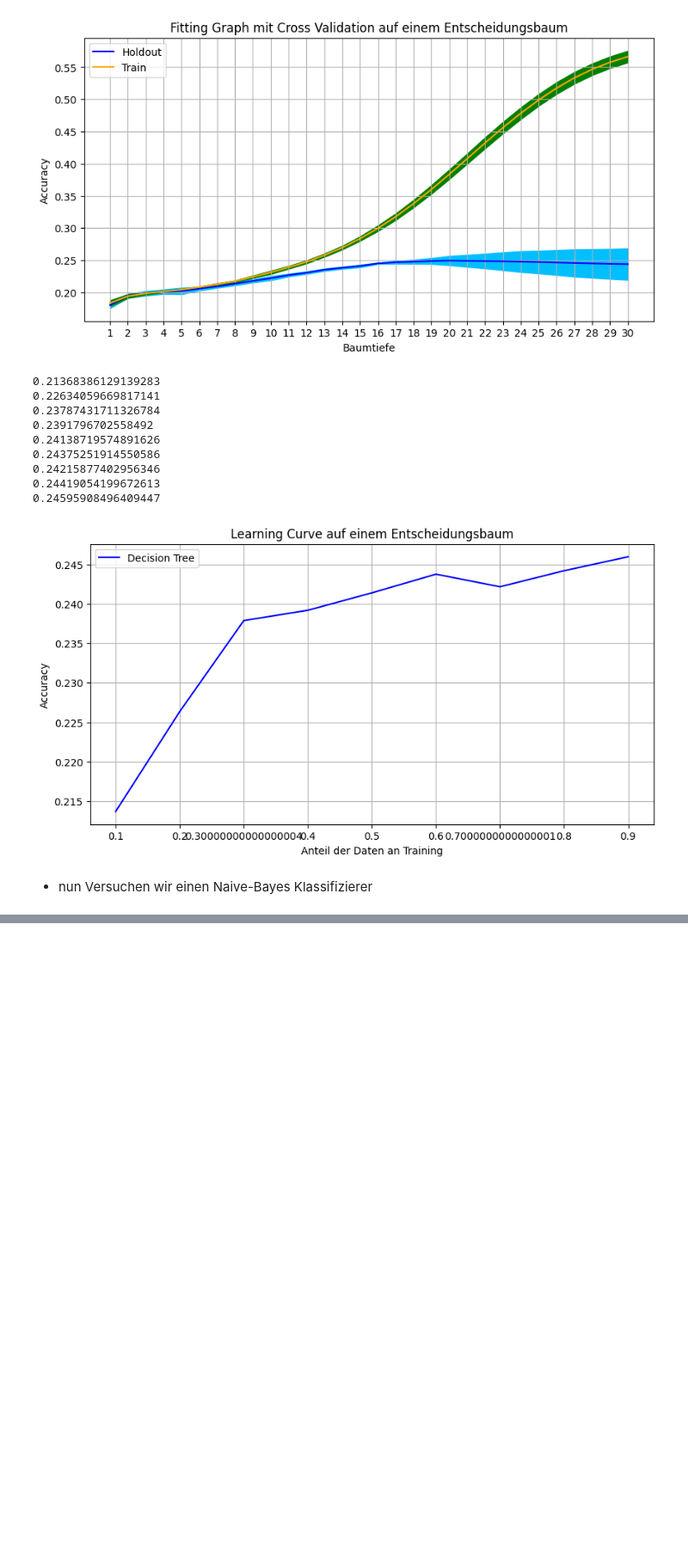
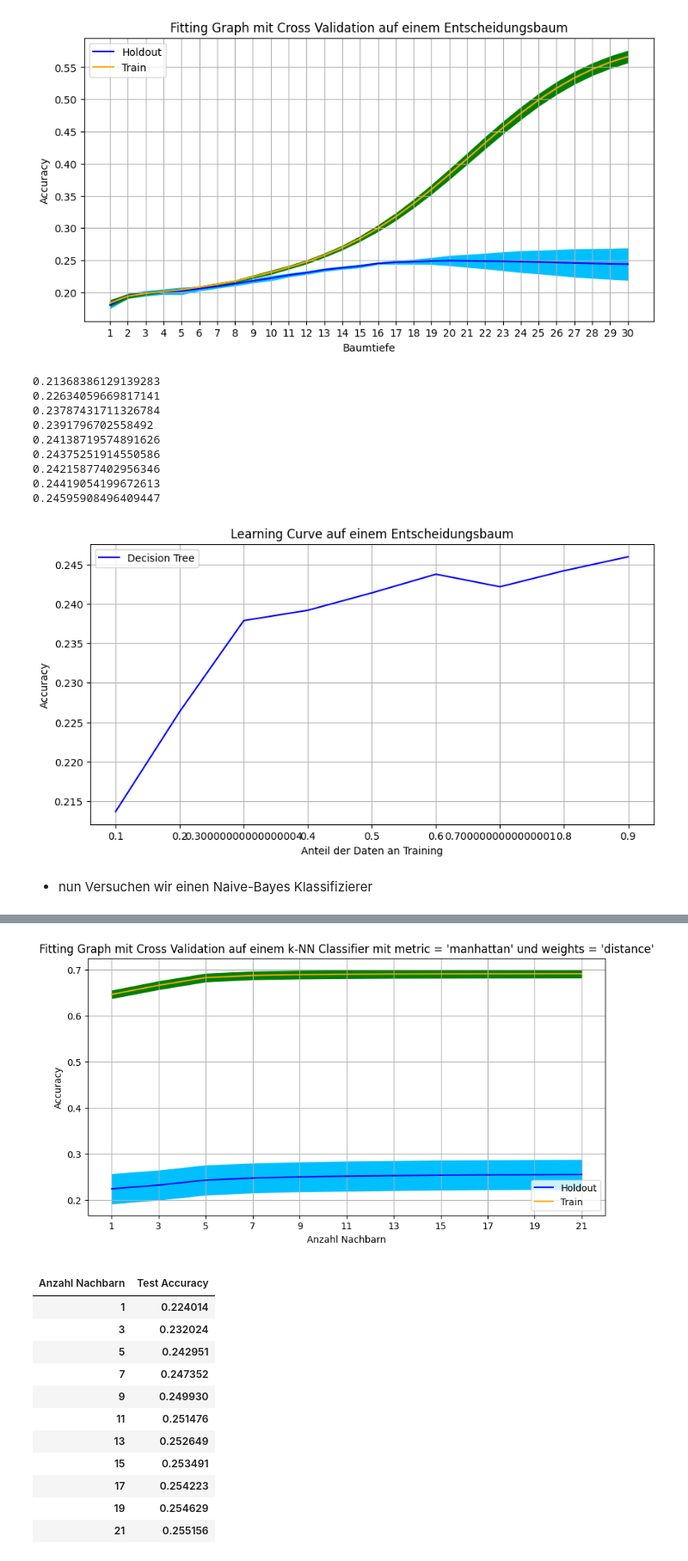
Before and after one commit to dominikth13/BI_Project, a Jupyter notebook: data_evaluation_Dominik.ipynb, the cells around one changed output, grey strips where cells are left out. Shown at 86% size. Cells and saved outputs as stored; diff of their text form; code cells hidden in the pictures; blank space fills up the shorter version.

```diff
--- a/data_evaluation_Dominik.ipynb
+++ b/data_evaluation_Dominik.ipynb
@@ -156,0 +317,69 @@ Model Accuracy: 0.17471559361350344
+# %%
+#range(1,22,2)
+results = [(0.22401375935455295, 0.031863925849074534, 0.6466030815251181, 0.008213947840493504),
+           (0.23202403088773052, 0.03163205990630507, 0.6664146863299876, 0.008598063643890921),
+           (0.24295116759962707, 0.03173924354863551, 0.6831070723177708, 0.008496201886753688),
+           (0.24735196357259293, 0.03148450193063435, 0.6877583441690449, 0.008452747681180218),
+           (0.24992992541040965, 0.031405923172209804, 0.6895826183381865, 0.008533301869979993),
+           (0.2514763738810661, 0.031661064952142645, 0.6904699752026302, 0.008501013569577876),
+           (0.25264937121339315, 0.03161121247740553, 0.6909518007223288, 0.008474735253683906),
+           (0.25349086919960306, 0.03155922799035928, 0.6911856187734495, 0.008532052859402424),
+           (0.2542229642986567, 0.031562099998138644, 0.6913674086922328, 0.008540679486370899),
+           (0.254629318176277, 0.03152777056077127, 0.6914286908037299, 0.008521343935619695),
+           (0.2551557684262216, 0.03140927343876034, 0.6915411784489296, 0.008501631093733229),]
+        #    (0.25598328284820615, 0.03150485338985635, 0.6916182952104656, 0.008497538284698352),
+        #    (0.25643487850575014, 0.031479111695338985, 0.6916460572424616, 0.008486182173017581),
+        #    (0.2570098611932011, 0.03155448424676984, 0.691661069306341, 0.008492618058287708)]
+test_acc_list = list(map(lambda x: x[0], results))[:30]
+test_std_list = list(map(lambda x: x[1], results))[:30]
+train_acc_list = list(map(lambda x: x[2], results))[:30]
+train_std_list = list(map(lambda x: x[3], results))[:30]
+
+lower_bound_test = np.array(test_acc_list) - np.array(test_std_list)
+upper_bound_test = np.array(test_acc_list) + np.array(test_std_list)
+lower_bound_train = np.array(train_acc_list) - np.array(train_std_list)
+upper_bound_train = np.array(train_acc_list) + np.array(train_std_list)
+k = list(range(1, 22, 2))
+N = len(k)
+ks = np.arange(N)
+plt.subplots(figsize=(10, 5))
+
+plt.plot(ks, test_acc_list, label="Holdout",
+color="blue")
+plt.fill_between(ks, lower_bound_test, upper_bound_test, color="deepskyblue")
+
+
+plt.plot(ks, train_acc_list, label="Train",
+color="orange")
+plt.fill_between(ks, lower_bound_train, upper_bound_train, color="green")
+
+
+plt.xticks(ks, k)
+plt.grid(True)
+plt.xlabel("Anzahl Nachbarn")
+plt.ylabel("Accuracy")
+plt.legend()
+plt.title("Fitting Graph mit Cross Validation auf einem k-NN Classifier mit metric = 'manhattan' und weights = 'distance'", fontsize=12)
+plt.show()
+
+knn_results_table = pd.DataFrame(results, columns=['Test Accuracy','1','2','3'])[['Test Accuracy']]
+amount_neighbors = pd.Series(list(range(1, 21, 2)) + list(range(21, 41, 5)))
+knn_results_table['Anzahl Nachbarn'] = amount_neighbors
+knn_results_table.reset_index(inplace=True, drop=True)
+knn_results_table.set_index(['Anzahl Nachbarn','Test Accuracy'], inplace=True)
+knn_results_table
+# %% [output]
+[figure, added]
+|  |  |
+| Anzahl Nachbarn | Test Accuracy |
+| 1 | 0.224014 |
+| 3 | 0.232024 |
+| 5 | 0.242951 |
+| 7 | 0.247352 |
+| 9 | 0.249930 |
+| 11 | 0.251476 |
+| 13 | 0.252649 |
+| 15 | 0.253491 |
+| 17 | 0.254223 |
+| 19 | 0.254629 |
+| 21 | 0.255156 |
```
Also changed, not shown: parts of 21 cells of this notebook, 1 other file.
